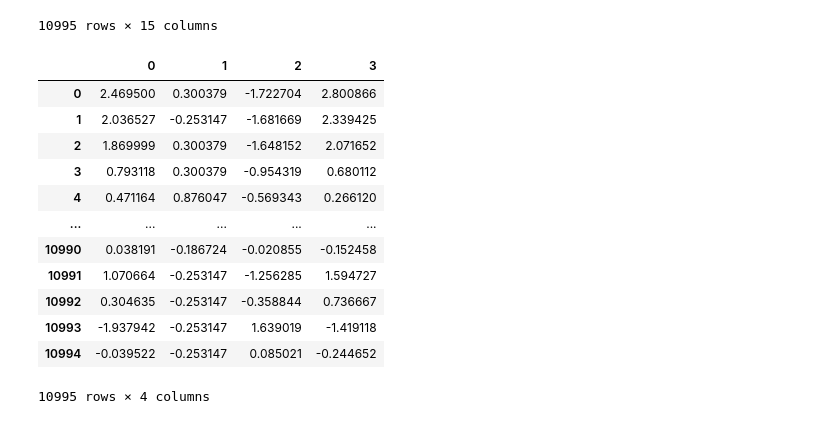
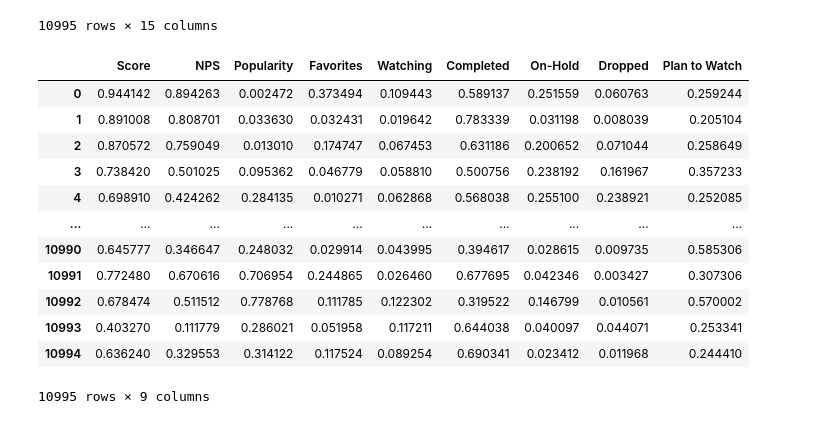
Before and after one commit to 1dimadim1/-PyLearn, a Jupyter notebook: HW2/HW2/HW2.2.ipynb, the cells around one changed output. Saved outputs shown, nothing was run; the diff lists cells and outputs as text; code cells hidden in the pictures.

```diff
--- a/HW2/HW2/HW2.2.ipynb
+++ b/HW2/HW2/HW2.2.ipynb
@@ -50,24 +51,36 @@ sorted_
 | 17552 | 48456 | SK∞: Crazy Rock Jam | 6.52 | Comedy, Sports | 1 | 5799.0 | 4830 | 10722 | 167 | 739 | ... |
 10995 rows × 15 columns
 # %%
-normalized_df = pd.DataFrame(data=sorted_[["Score","Episodes", "Ranked", "NPS"]])
-x = normalized_df.values #returns a numpy array
-min_max_scaler = preprocessing.StandardScaler()
-x_scaled = min_max_scaler.fit_transform(x)
-normalized_df = pd.DataFrame(x_scaled)
-normalized_df
+norm_df = pd.DataFrame(data=sorted_[["Score", "NPS", "Popularity"]])
+norm_df["Favorites"] = sorted_["Favorites"]/sorted_["Members"]
+norm_df["Watching"] = sorted_["Watching"]/sorted_["Members"]
+norm_df["Completed"] = sorted_["Completed"]/sorted_["Members"]
+norm_df["On-Hold"] = sorted_["On-Hold"]/sorted_["Members"]
+norm_df["Dropped"] = sorted_["Dropped"]/sorted_["Members"]
+norm_df["Plan to Watch"] = sorted_["Plan to Watch"]/sorted_["Members"]
+
+
+# norm_df.fillna(0, inplace=True)
+norm_df.dropna(inplace=True)
+norm_df.isna().sum()
+
+scaler = preprocessing.MinMaxScaler()
+norm_df = pd.DataFrame(scaler.fit_transform(norm_df), columns=norm_df.columns)
-# %% [output]
-|  | 0 | 1 | 2 | 3 |
-| 0 | 2.469500 | 0.300379 | -1.722704 | 2.800866 |
-| 1 | 2.036527 | -0.253147 | -1.681669 | 2.339425 |
-| 2 | 1.869999 | 0.300379 | -1.648152 | 2.071652 |
-| 3 | 0.793118 | 0.300379 | -0.954319 | 0.680112 |
-| 4 | 0.471164 | 0.876047 | -0.569343 | 0.266120 |
-| ... | ... | ... | ... | ... |
-| 10990 | 0.038191 | -0.186724 | -0.020855 | -0.152458 |
-| 10991 | 1.070664 | -0.253147 | -1.256285 | 1.594727 |
-| 10992 | 0.304635 | -0.253147 | -0.358844 | 0.736667 |
-| 10993 | -1.937942 | -0.253147 | 1.639019 | -1.419118 |
-| 10994 | -0.039522 | -0.253147 | 0.085021 | -0.244652 |
-10995 rows × 4 columns
+# %%
+# norm_df[(norm_df["Dropped"].isnull())]
+norm_df
+# %% [output]
+|  | Score | NPS | Popularity | Favorites | Watching | Completed | On-Hold | Dropped | Plan to Watch |
+| 0 | 0.944142 | 0.894263 | 0.002472 | 0.373494 | 0.109443 | 0.589137 | 0.251559 | 0.060763 | 0.259244 |
+| 1 | 0.891008 | 0.808701 | 0.033630 | 0.032431 | 0.019642 | 0.783339 | 0.031198 | 0.008039 | 0.205104 |
+| 2 | 0.870572 | 0.759049 | 0.013010 | 0.174747 | 0.067453 | 0.631186 | 0.200652 | 0.071044 | 0.258649 |
+| 3 | 0.738420 | 0.501025 | 0.095362 | 0.046779 | 0.058810 | 0.500756 | 0.238192 | 0.161967 | 0.357233 |
+| 4 | 0.698910 | 0.424262 | 0.284135 | 0.010271 | 0.062868 | 0.568038 | 0.255100 | 0.238921 | 0.252085 |
+| ... | ... | ... | ... | ... | ... | ... | ... | ... | ... |
+| 10990 | 0.645777 | 0.346647 | 0.248032 | 0.029914 | 0.043995 | 0.394617 | 0.028615 | 0.009735 | 0.585306 |
+| 10991 | 0.772480 | 0.670616 | 0.706954 | 0.244865 | 0.026460 | 0.677695 | 0.042346 | 0.003427 | 0.307306 |
+| 10992 | 0.678474 | 0.511512 | 0.778768 | 0.111785 | 0.122302 | 0.319522 | 0.146799 | 0.010561 | 0.570002 |
+| 10993 | 0.403270 | 0.111779 | 0.286021 | 0.051958 | 0.117211 | 0.644038 | 0.040097 | 0.044071 | 0.253341 |
+| 10994 | 0.636240 | 0.329553 | 0.314122 | 0.117524 | 0.089254 | 0.690341 | 0.023412 | 0.011968 | 0.244410 |
+10995 rows × 9 columns
 # %%
```
Also changed, not shown: parts of 9 cells of this notebook, 1 other file.
